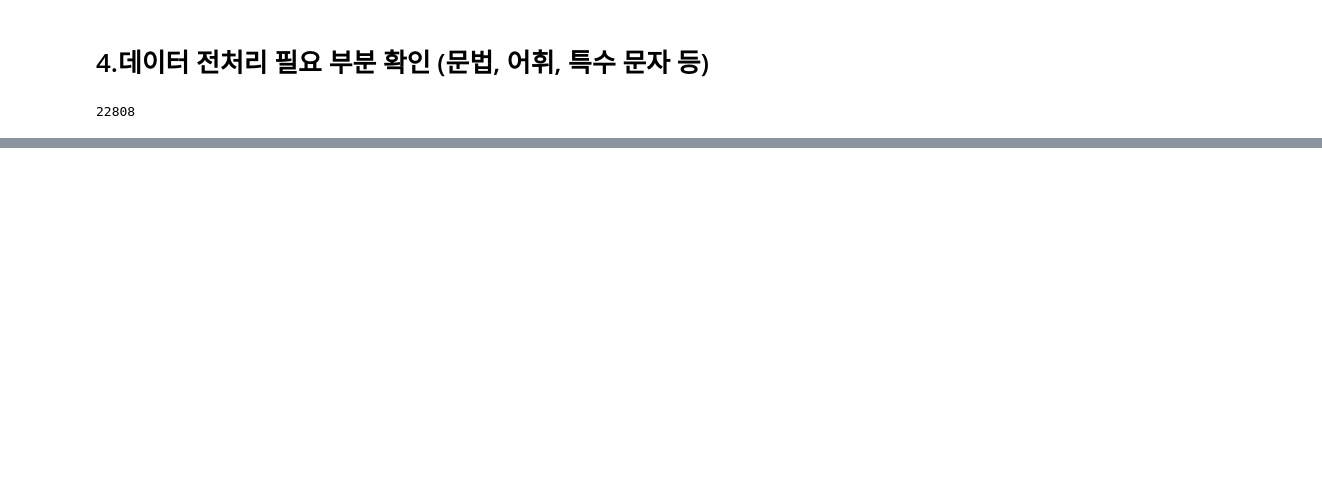
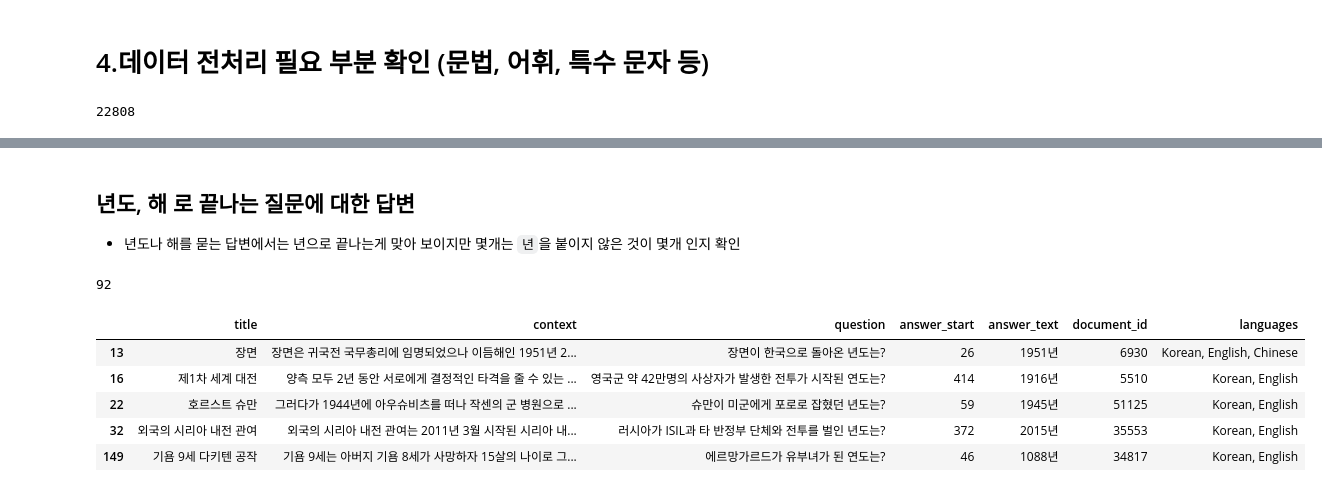
Before and after one commit to boostcampaitech7/level2-mrc-nlp-06, a Jupyter notebook: EDA_team_folder/sty_EDA.ipynb, the cells around one changed output, grey strips where cells are left out. Drawn from its saved outputs; the diff is of its cells as text; code cells hidden in the pictures; blank space fills up the shorter version.

Commit message:
feat: Finish trainfile EDA

```diff
--- a/EDA_team_folder/sty_EDA.ipynb
+++ b/EDA_team_folder/sty_EDA.ipynb
@@ -54,7 +36,7 @@ def dataset_to_df(dataset):
   return df
 # %%
 # 데이터셋 불러오기
-path = "your_path"
+path = "/content/drive/MyDrive/네이버 부스트 캠프/프로젝트/Level2_프로젝트/MRC/data/train_dataset"
 dataset = load_from_disk(path)
 print(dataset)
 print(dataset['train'])
@@ -417 +380,3 @@ print(f"특수 문자의 개수: {len(all_special_chars)}")
 특수 문자의 개수: 313
+# %%
+pd.set_option("display.max_colwidth", None)
@@ -417,0 +506,15 @@ print(f"특수 문자의 개수: {len(all_special_chars)}")
+# %% [markdown]
+## 년도, 해 로 끝나는 질문에 대한 답변
+- 년도나 해를 묻는 답변에서는 년으로 끝나는게 맞아 보이지만 몇개는 `년`을 붙이지 않은 것이 몇개 인지 확인
+# %%
+years_df = train_df[train_df["question"].str.contains(r'년도|연도|해$', regex=True)]
+print(len(years_df))
+years_df.head()
+# %% [output]
+92
+|  | title | context | question | answer_start | answer_text | document_id | languages |
+| 13 | 장면 | 장면은 귀국전 국무총리에 임명되었으나 이듬해인 1951년 2... | 장면이 한국으로 돌아온 년도는? | 26 | 1951년 | 6930 | Korean, English, Chinese |
+| 16 | 제1차 세계 대전 | 양측 모두 2년 동안 서로에게 결정적인 타격을 줄 수 있는 ... | 영국군 약 42만명의 사상자가 발생한 전투가 시작된 연도는? | 414 | 1916년 | 5510 | Korean, English |
+| 22 | 호르스트 슈만 | 그러다가 1944년에 아우슈비츠를 떠나 작센의 군 병원으로 ... | 슈만이 미군에게 포로로 잡혔던 년도는? | 59 | 1945년 | 51125 | Korean, English |
+| 32 | 외국의 시리아 내전 관여 | 외국의 시리아 내전 관여는 2011년 3월 시작된 시리아 내... | 러시아가 ISIL과 타 반정부 단체와 전투를 벌인 년도는? | 372 | 2015년 | 35553 | Korean, English |
+| 149 | 기욤 9세 다키텐 공작 | 기욤 9세는 아버지 기욤 8세가 사망하자 15살의 나이로 그... | 에르망가르드가 유부녀가 된 연도는? | 46 | 1088년 | 34817 | Korean, English |
```
Also changed, not shown: parts of 34 cells of this notebook.
